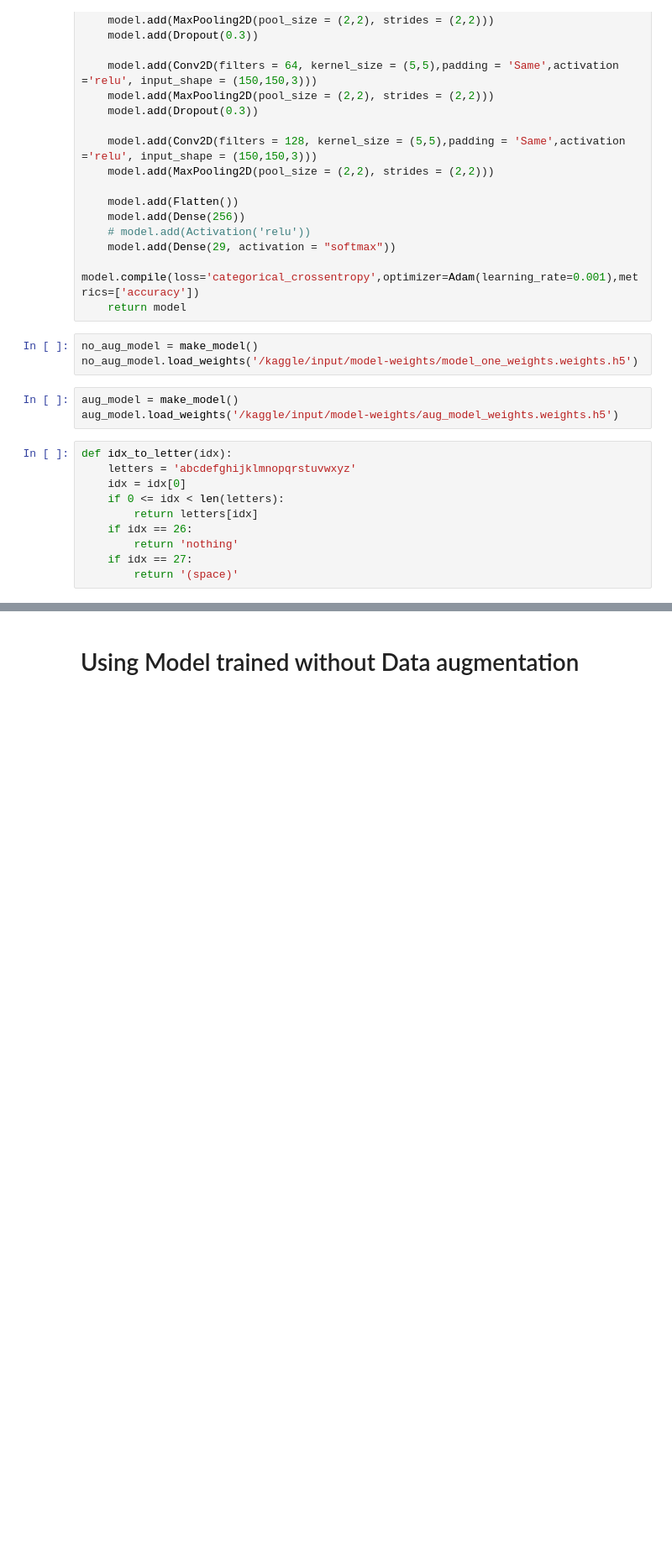
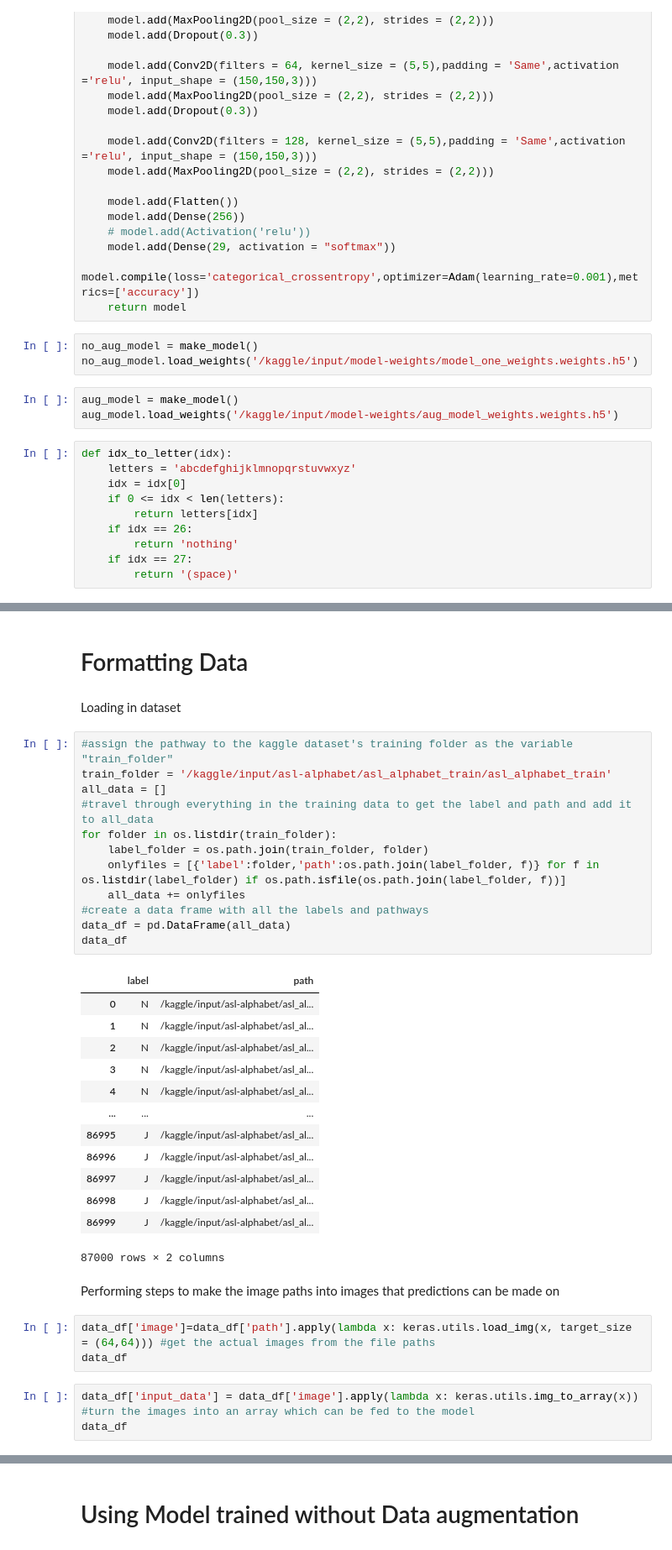
Before and after one commit to Nina-mvH/ASL_alphabet_recognition, a Jupyter notebook: Using_ASL_model.ipynb, the cells around one changed output, grey strips where cells are left out. Shown at 84% size. Cells and saved outputs as stored; diff of their text form; blank space fills up the shorter version.

Commit message:
Kaggle Notebook | Using_ASL_model | Version 2 | Added data pre-processing

```diff
--- a/Using_ASL_model.ipynb
+++ b/Using_ASL_model.ipynb
@@ -76 +80,39 @@ print(idx_to_letter(classes))
 c
+# %% [markdown]
+# Formatting Data
+# %% [markdown]
+Loading in dataset
+# %%
+#assign the pathway to the kaggle dataset's training folder as the variable "train_folder"
+train_folder = '/kaggle/input/asl-alphabet/asl_alphabet_train/asl_alphabet_train'
+all_data = []
+#travel through everything in the training data to get the label and path and add it to all_data
+for folder in os.listdir(train_folder):
+	label_folder = os.path.join(train_folder, folder)
+	onlyfiles = [{'label':folder,'path':os.path.join(label_folder, f)} for f in os.listdir(label_folder) if os.path.isfile(os.path.join(label_folder, f))]
+	all_data += onlyfiles
+#create a data frame with all the labels and pathways
+data_df = pd.DataFrame(all_data)
+data_df
+# %% [output]
+|  | label | path |
+| 0 | N | /kaggle/input/asl-alphabet/asl_al... |
+| 1 | N | /kaggle/input/asl-alphabet/asl_al... |
+| 2 | N | /kaggle/input/asl-alphabet/asl_al... |
+| 3 | N | /kaggle/input/asl-alphabet/asl_al... |
+| 4 | N | /kaggle/input/asl-alphabet/asl_al... |
+| ... | ... | ... |
+| 86995 | J | /kaggle/input/asl-alphabet/asl_al... |
+| 86996 | J | /kaggle/input/asl-alphabet/asl_al... |
+| 86997 | J | /kaggle/input/asl-alphabet/asl_al... |
+| 86998 | J | /kaggle/input/asl-alphabet/asl_al... |
+| 86999 | J | /kaggle/input/asl-alphabet/asl_al... |
+87000 rows × 2 columns
+# %% [markdown]
+Performing steps to make the image paths into images that predictions can be made on
+# %%
+data_df['image']=data_df['path'].apply(lambda x: keras.utils.load_img(x, target_size = (64,64))) #get the actual images from the file paths
+data_df
+# %%
+data_df['input_data'] = data_df['image'].apply(lambda x: keras.utils.img_to_array(x)) #turn the images into an array which can be fed to the model
+data_df
```
Also changed, not shown: parts of 8 cells of this notebook.
